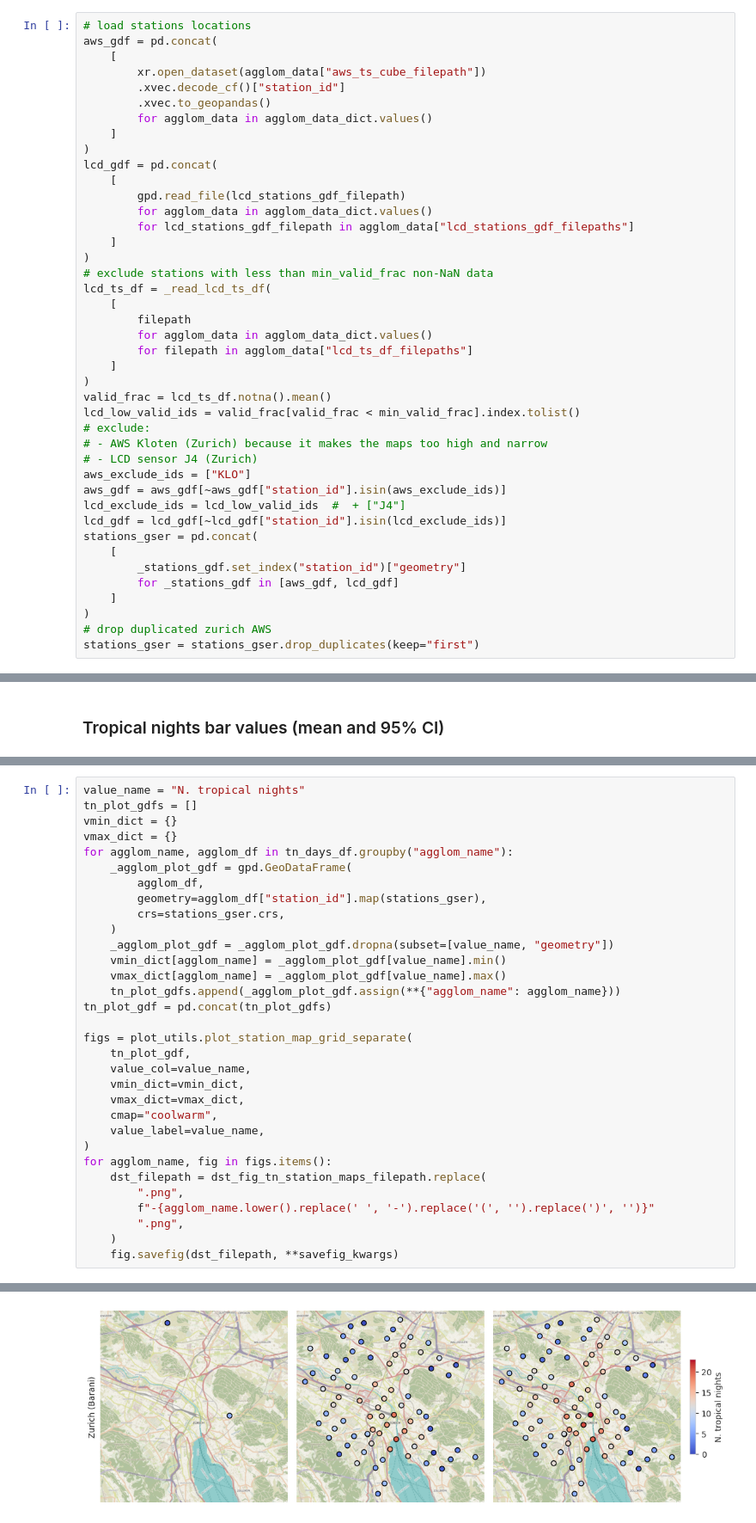
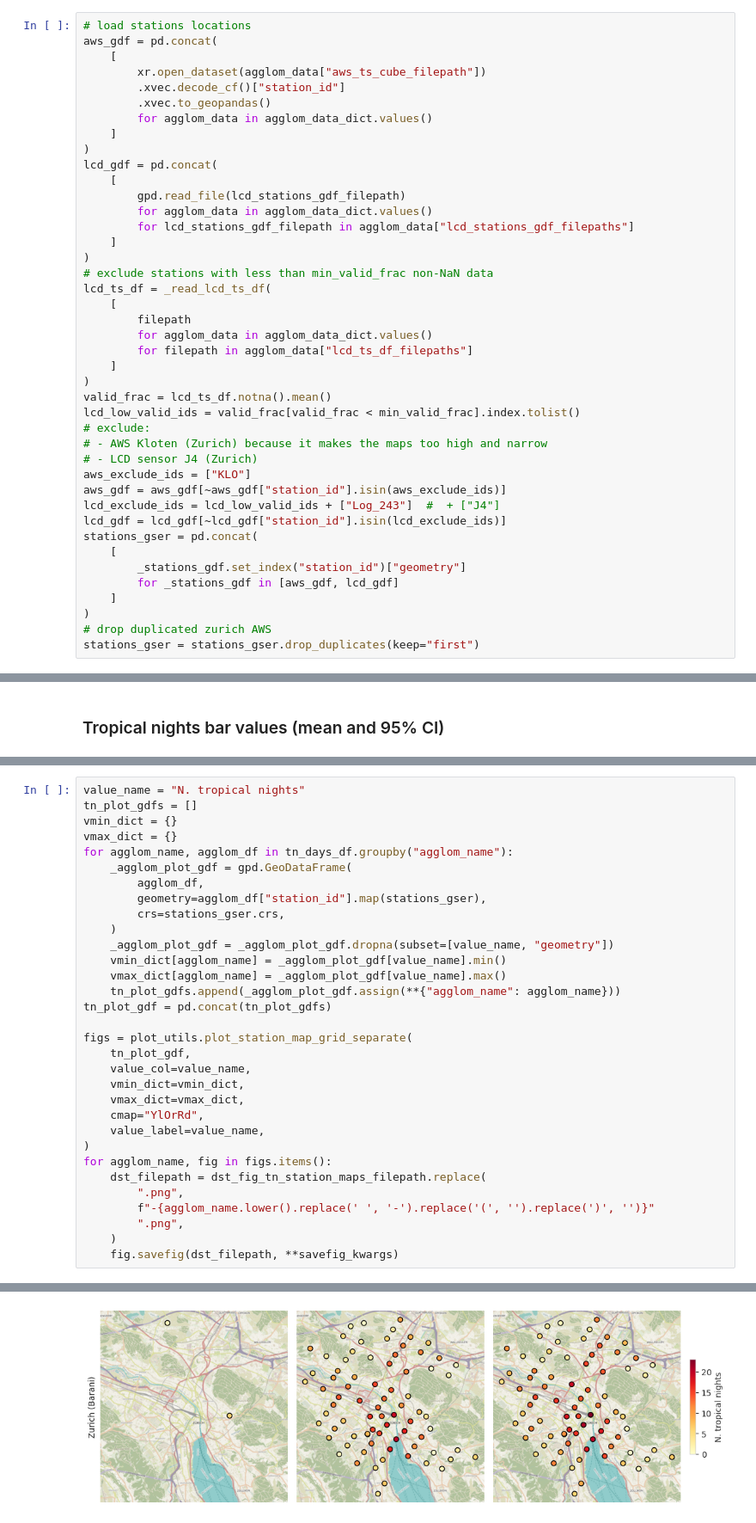
Before and after one commit to martibosch/swiss-uhi-lcd, a Jupyter notebook: notebooks/heat-indices.ipynb, the cells around one changed output, grey strips where cells are left out. Shown at 86% size. Saved outputs shown, nothing was run; the diff lists cells and outputs as text.

```diff
--- a/notebooks/heat-indices.ipynb
+++ b/notebooks/heat-indices.ipynb
@@ -126,7 +126,7 @@ lcd_low_valid_ids = valid_frac[valid_frac < min_valid_frac].index.tolist()
 # - LCD sensor J4 (Zurich)
 aws_exclude_ids = ["KLO"]
 aws_gdf = aws_gdf[~aws_gdf["station_id"].isin(aws_exclude_ids)]
-lcd_exclude_ids = lcd_low_valid_ids  #  + ["J4"]
+lcd_exclude_ids = lcd_low_valid_ids + ["Log_243"]  #  + ["J4"]
 lcd_gdf = lcd_gdf[~lcd_gdf["station_id"].isin(lcd_exclude_ids)]
 stations_gser = pd.concat(
     [
@@ -251,7 +251,7 @@ figs = plot_utils.plot_station_map_grid_separate(
     value_col=value_name,
     vmin_dict=vmin_dict,
     vmax_dict=vmax_dict,
-    cmap="coolwarm",
+    cmap="YlOrRd",
     value_label=value_name,
 )
 for agglom_name, fig in figs.items():
@@ -268 +268 @@ for agglom_name, fig in figs.items():
-[figure, old version]
+[figure, new version]
```
Also changed, not shown: parts of 14 cells of this notebook, 7 other files.
